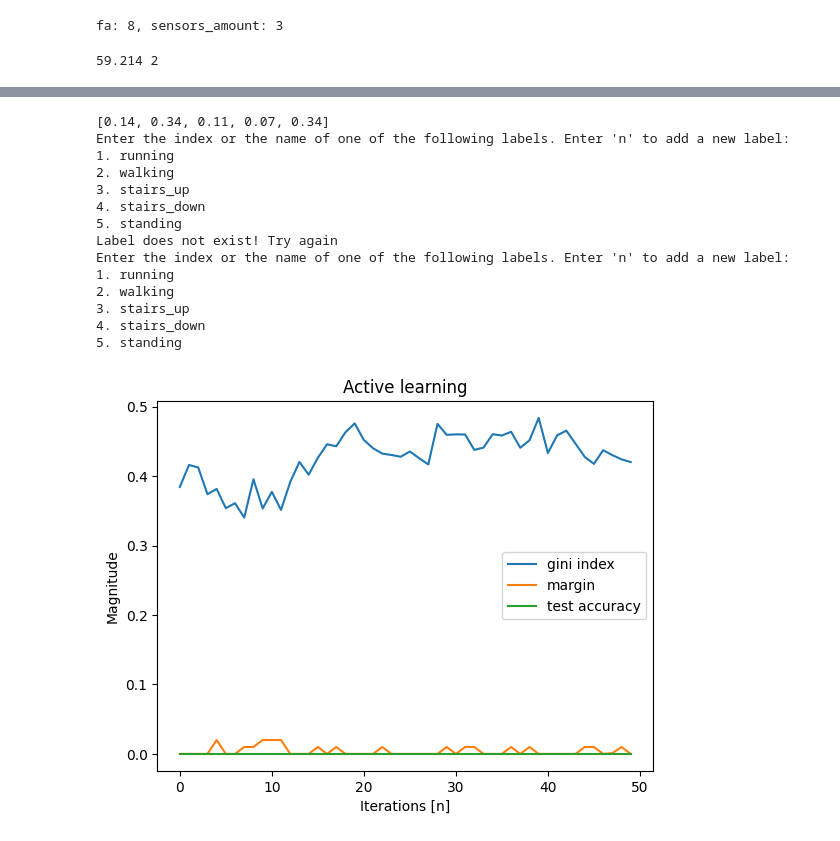
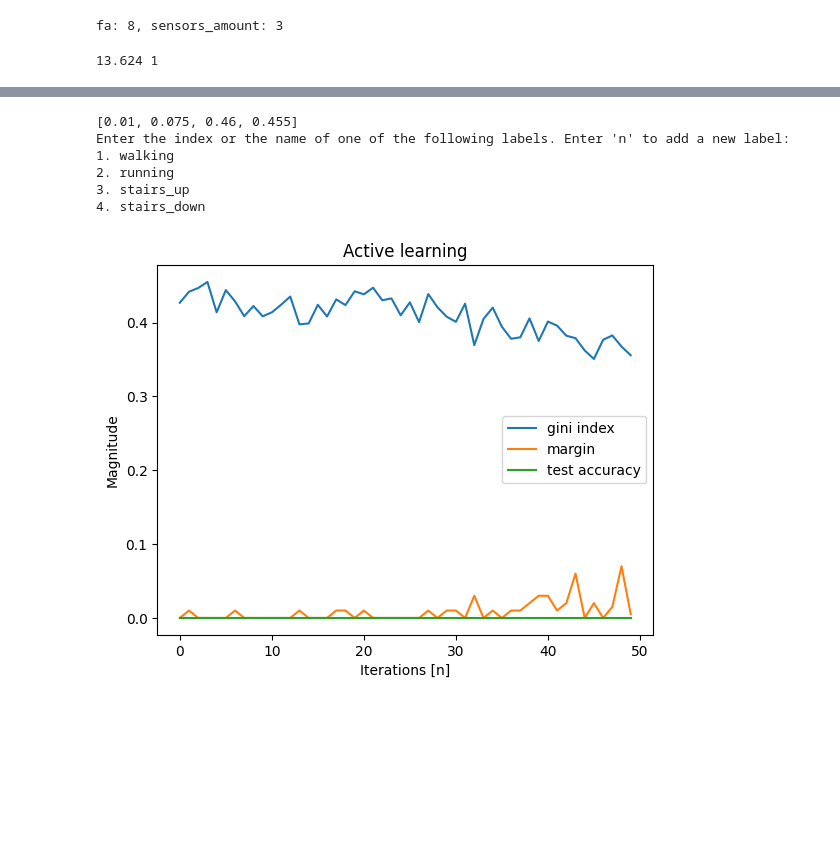
Before and after one commit to iantmn/Capstone-AI-IoT, a Jupyter notebook: Notebook.ipynb, the cells around one changed output, grey strips where cells are left out. Cells and saved outputs as stored; diff of their text form; code cells hidden in the pictures; blank space fills up the shorter version.

```diff
--- a/Notebook.ipynb
+++ b/Notebook.ipynb
@@ -17,31 +17,24 @@ fa: 8, sensors_amount: 3
 # %%
 # labels = set()
 # with open(r'features_Walking_scaled.csv') as f:
 #     for line in f:
 #         labels |= {line.strip().split(',')[1]}
 # print(labels)
-labels = {'walking', 'running', 'stairs_up', 'stairs_down'}
+labels = ['walking', 'running', 'stairs_up', 'stairs_down']
 # vid = VideoLabeler(labels)
 # vid.labeling
 
-AL = Active_learning(r'features_Walking_scaled.csv', labels, 2)
+AL = Active_learning(r'features_Walking_scaled.csv', labels, 1)
 AL.training(50)
 AL.plotting()
+AL.write_to_file()
 # %% [output]
-59.214 2
+13.624 1
 [interactive output not drawn]
-[0.14, 0.34, 0.11, 0.07, 0.34]
+[0.01, 0.075, 0.46, 0.455]
 Enter the index or the name of one of the following labels. Enter 'n' to add a new label:
-1. running
-2. walking
+1. walking
+2. running
 3. stairs_up
 4. stairs_down
-5. standing
-Label does not exist! Try again
-Enter the index or the name of one of the following labels. Enter 'n' to add a new label:
-1. running
-2. walking
-3. stairs_up
-4. stairs_down
-5. standing
-[figure, old version]
+[figure, new version]
```
Also changed, not shown: parts of 1 cell of this notebook, 8 other files.
